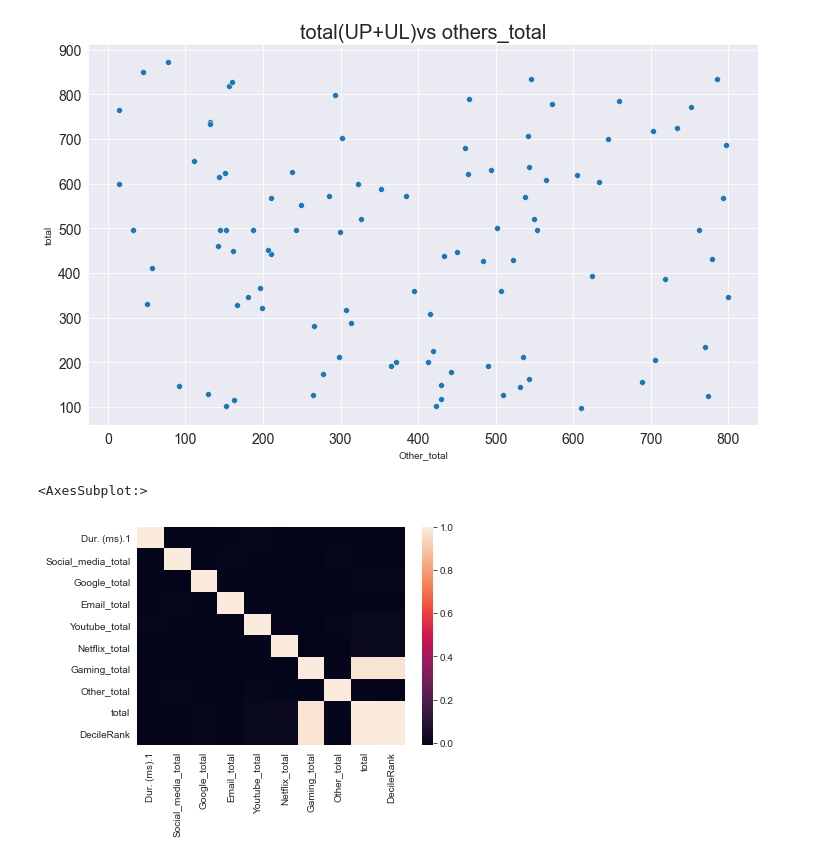
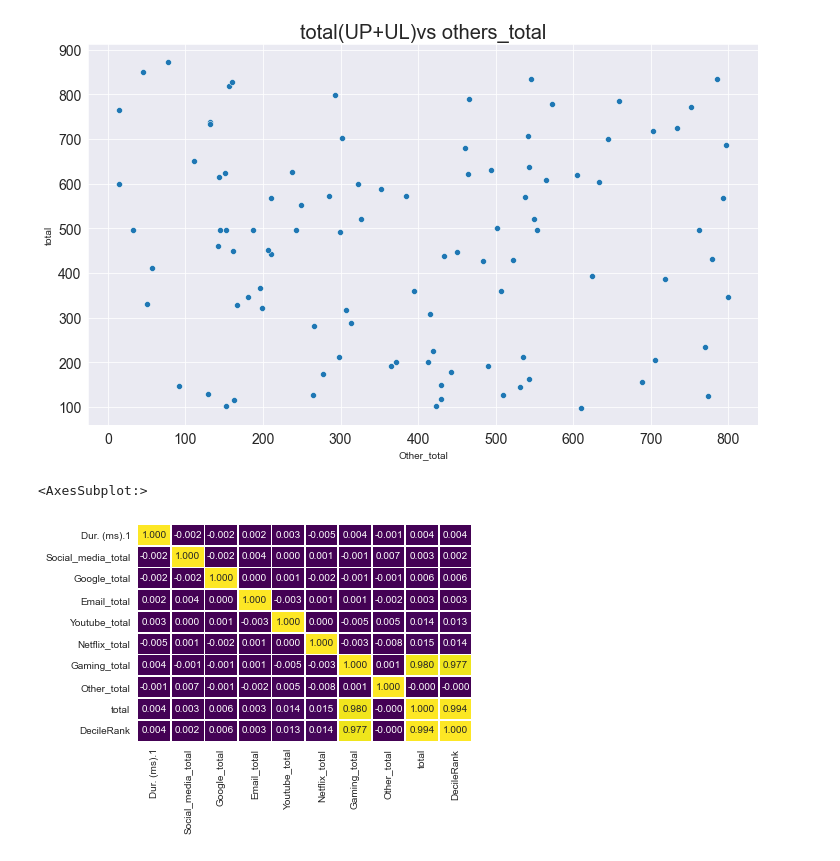
Before and after one commit to joluoch/Telecom_analysis, a Jupyter notebook: notebooks/EDA.ipynb, the cells around one changed output. Drawn from its saved outputs; the diff is of its cells as text; code cells hidden in the pictures.

```diff
--- a/notebooks/EDA.ipynb
+++ b/notebooks/EDA.ipynb
@@ -14,7 +14,7 @@ pd.set_option('max_column', None)
 sns.set_style("darkgrid")
 %matplotlib inline
 # %%
-tel=pd.read_csv(r'C:\Users\Jakinda\Documents\Python Scripts\10Academy\Week1\data\Week1_challenge_data_source(CSV).csv')
+tel=pd.read_csv(r'C:\Users\Jakinda\Documents\Python Scripts\10Academy\Telecom_analysis\data\Week1_challenge_data_source(CSV).csv')
 tel.head()
 # %% [output]
 |  | Bearer Id | Start | Start ms | End | End ms | Dur. (ms) | IMSI | MSISDN/Number | IMEI | ... |
@@ -561,9 +549,9 @@ plot_scatter(tel_qual.head(100), x_col="Other_total", y_col="total",title="total
 tel_qual['DecileRank'] = pd.qcut(tel_qual['total'], q = 10, labels = False)
 # %%
 corr = tel_qual.corr()
-sns.heatmap(corr,vmin=0,,)
+sns.heatmap(corr, annot=True, cmap='viridis', vmin=0, vmax=1, fmt='.3f', linewidths=.7, cbar=False )
 # %% [output]
 <AxesSubplot:>
-[figure, old version]
+[figure, new version]
 # %%
 #PCA
```
Also changed, not shown: parts of 11 cells of this notebook.
